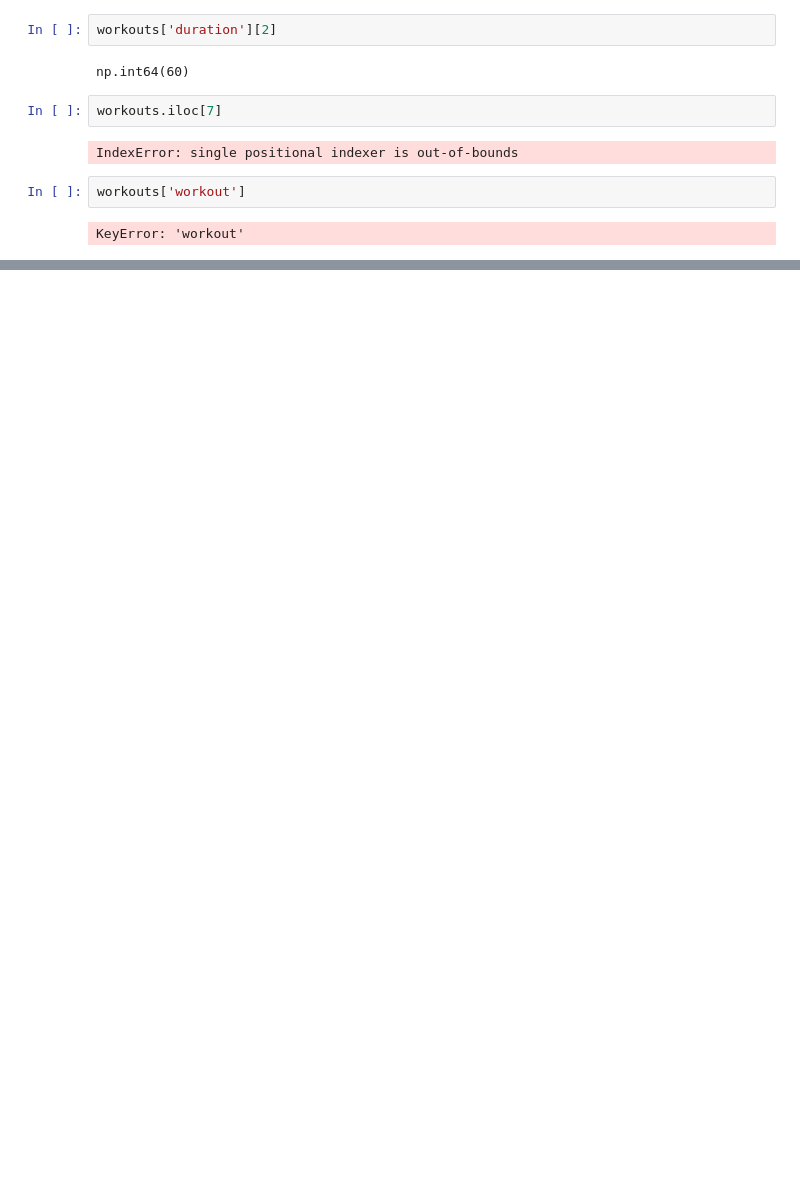
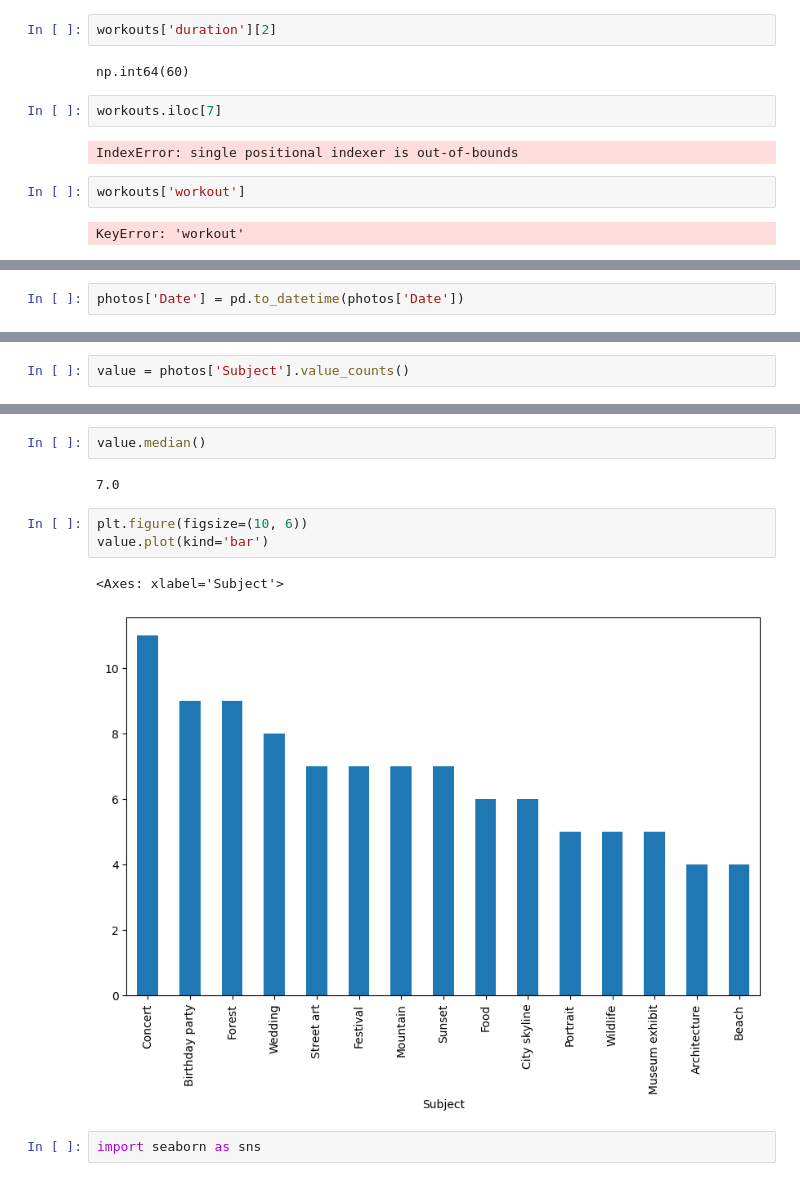
Before and after one commit to AniruddhaK23/fundies-scratch, a Jupyter notebook: Week9Lecture2.ipynb, the cells around one changed output, grey strips where cells are left out. Drawn from its saved outputs; the diff is of its cells as text; blank space fills up the shorter version.

```diff
--- a/Week9Lecture2.ipynb
+++ b/Week9Lecture2.ipynb
@@ -73,0 +101,2 @@ KeyError: 'workout'
+# %%
+photos['Date'] = pd.to_datetime(photos['Date'])
@@ -73,0 +123,2 @@ KeyError: 'workout'
+# %%
+value = photos['Subject'].value_counts()
@@ -73,0 +146,12 @@ KeyError: 'workout'
+# %%
+value.median()
+# %% [output]
+7.0
+# %%
+plt.figure(figsize=(10, 6))
+value.plot(kind='bar')
+# %% [output]
+<Axes: xlabel='Subject'>
+[figure, added]
+# %%
+import seaborn as sns
```
Also changed, not shown: parts of 12 cells of this notebook.
